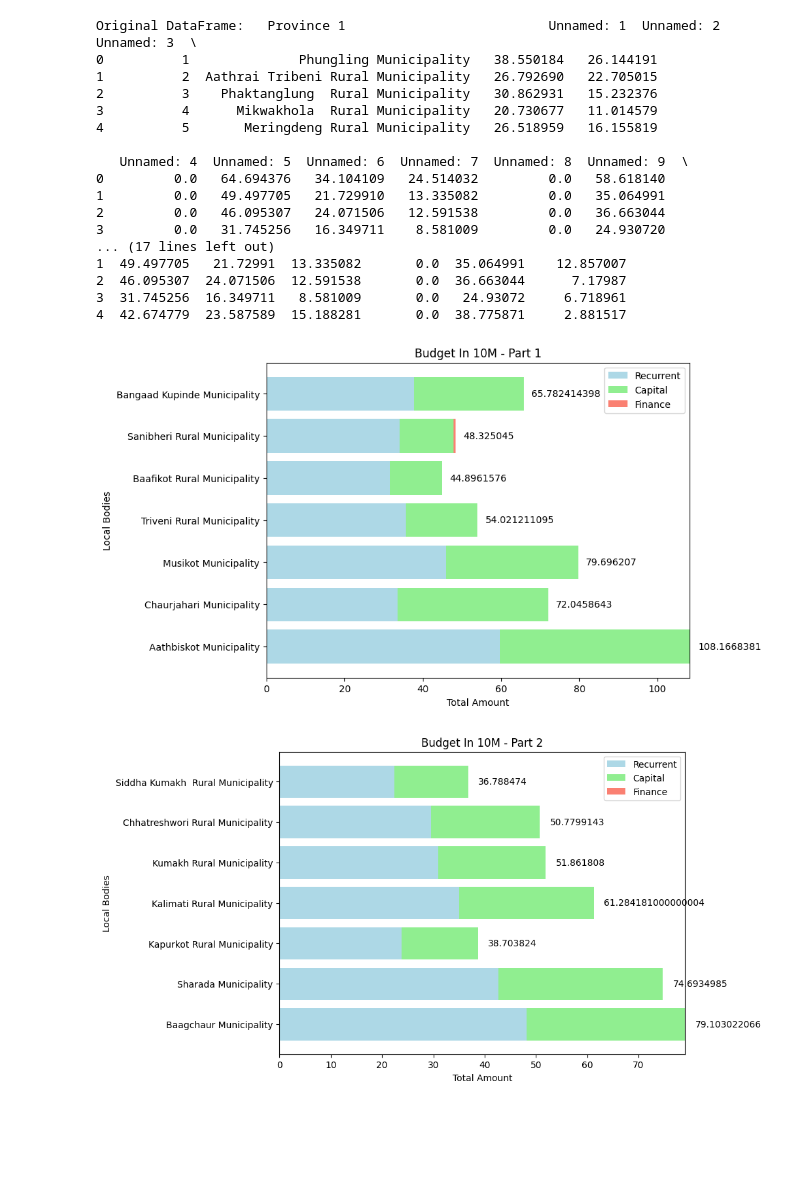
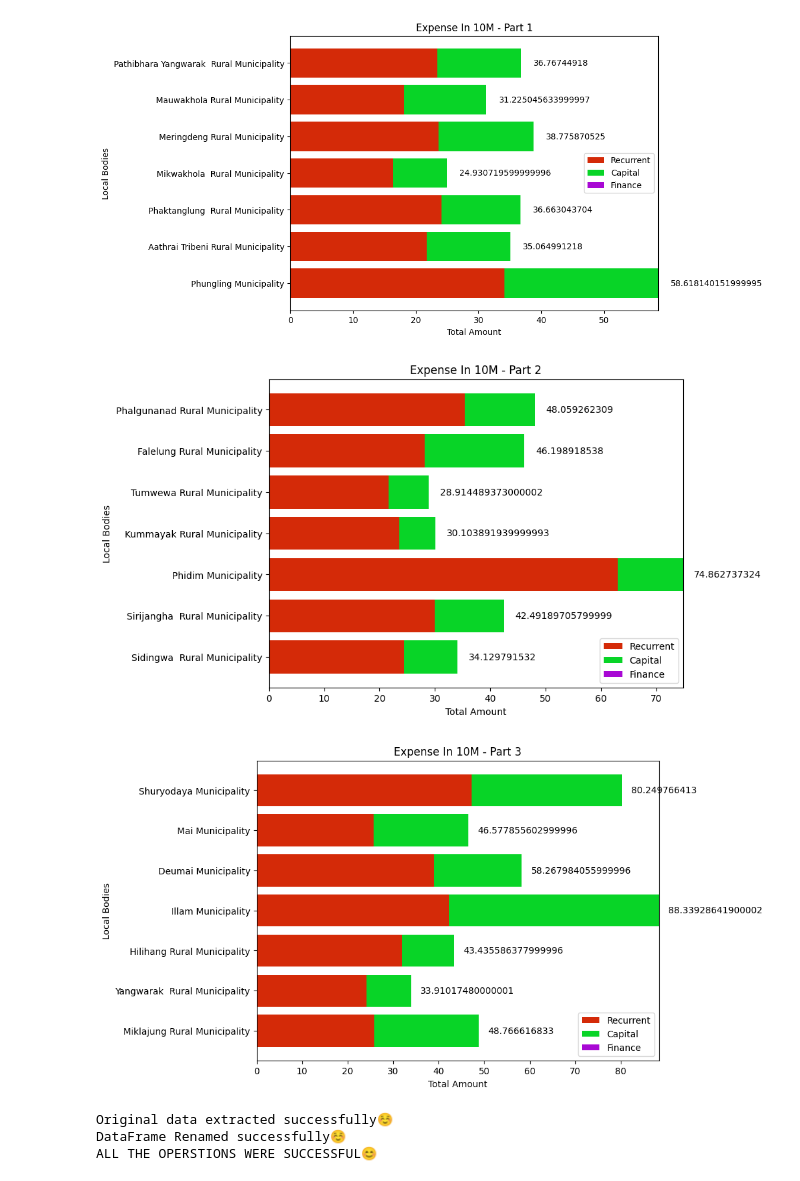
Before and after one commit to KhagendraN/DataAnalysis, a Jupyter notebook: notebooks/province1.ipynb, the cells around one changed output. Saved outputs shown, nothing was run; the diff lists cells and outputs as text; code cells hidden in the pictures; blank space fills up the shorter version.

Commit message:
notebooks: complete visualization, observation and conclusion for province 1

```diff
--- a/notebooks/province1.ipynb
+++ b/notebooks/province1.ipynb
@@ -8,0 +18,6 @@ from visualization import CompositionAnalysis
+# %%
+feature_extraction = FeatureExtraction(fname=file_path, province_name="Province 1")
+all_content_df = feature_extraction.open_file().copy()
+all_content_df_renamed = feature_extraction.rename_label(dataframe=all_content_df).copy()
+budget_df = feature_extraction.extract_budget_frame(dataframe=all_content_df_renamed).copy()
+expense_df = feature_extraction.extract_expenditure_frame(dataframe=all_content_df_renamed).copy()
@@ -9,22 +61,20 @@ from visualization import CompositionAnalysis
+# %%
+color_dict = {
+            'Recurrent': '#d42a08',
+            'Capital': '#08d427',
+            'Financial': '#a808d4'
+        }
+# %%
+composition_analysis = CompositionAnalysis(dataframe=expense_df, title="Expense", total_attributes_limit=21, bar_colors=color_dict)
+composition_analysis.plot_composition_bar()
+# %% [output]
+[figure, added]
+[figure, added]
+[figure, added]
 # %%
-file_path = "../data/Expenditure-of-local-bodies.xlsx"
-feature_extraction = FeatureExtraction(fname=file_path, province_name="Karnali Province")
-budget_df , expense_df = feature_extraction.fit()
+feature_extraction = FeatureExtraction(fname=file_path, province_name="Province 1")
+budget_df, expense_df = feature_extraction.extract_individual()
 # %% [output]
-Original DataFrame:   Province 1                          Unnamed: 1  Unnamed: 2  Unnamed: 3  \
-0          1              Phungling Municipality   38.550184   26.144191
-1          2  Aathrai Tribeni Rural Municipality   26.792690   22.705015
-2          3    Phaktanglung  Rural Municipality   30.862931   15.232376
-3          4      Mikwakhola  Rural Municipality   20.730677   11.014579
-4          5       Meringdeng Rural Municipality   26.518959   16.155819
-
-   Unnamed: 4  Unnamed: 5  Unnamed: 6  Unnamed: 7  Unnamed: 8  Unnamed: 9  \
-0         0.0   64.694376   34.104109   24.514032         0.0   58.618140
-1         0.0   49.497705   21.729910   13.335082         0.0   35.064991
-2         0.0   46.095307   24.071506   12.591538         0.0   36.663044
-3         0.0   31.745256   16.349711    8.581009         0.0   24.930720
-... (17 lines left out)
-1  49.497705   21.72991  13.335082       0.0  35.064991    12.857007
-2  46.095307  24.071506  12.591538       0.0  36.663044      7.17987
-3  31.745256  16.349711   8.581009       0.0   24.93072     6.718961
-4  42.674779  23.587589  15.188281       0.0  38.775871     2.881517
+Original data extracted successfully☺️
+DataFrame Renamed successfully☺️
+ALL THE OPERSTIONS WERE SUCCESSFUL😊
@@ -35,6 +80,0 @@ color_dict = {'Recurrent': '#f54242',
-# %%
-composition_analysis = CompositionAnalysis(dataframe=budget_df, title="Budget", bar_colors=None, total_attributes_limit=14)
-composition_analysis.plot_composition_bar()
-# %% [output]
-[figure, removed]
-[figure, removed]
```
Also changed, not shown: parts of 16 cells of this notebook.
